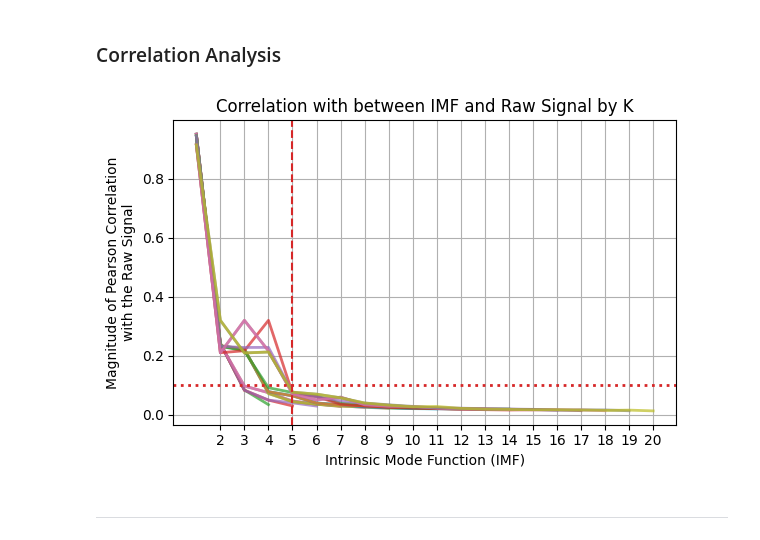
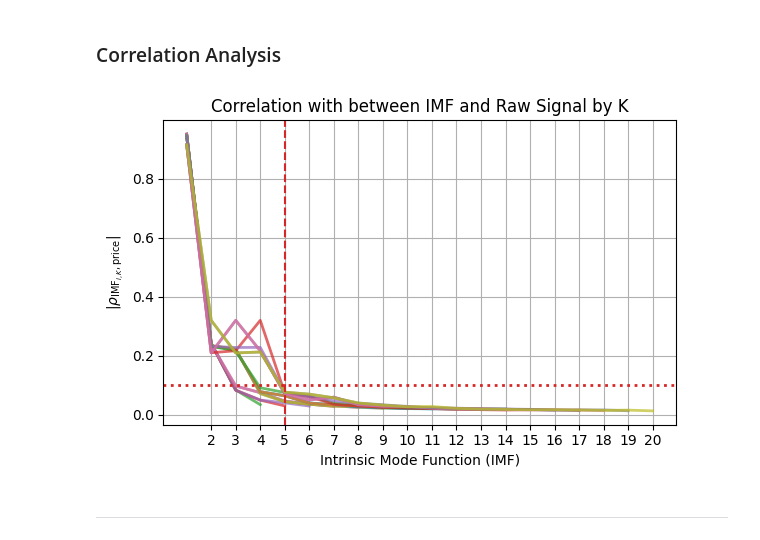
Before and after one commit to BenLeidig/de_lu_epf, a Jupyter notebook: doc/signal_decomposition.ipynb, the cells around one changed output. Cells and saved outputs as stored; diff of their text form; code cells hidden in the pictures.

```diff
--- a/doc/signal_decomposition.ipynb
+++ b/doc/signal_decomposition.ipynb
@@ -122,18 +144,18 @@ for col, lab in zip(['fc_max', 'CFR (max/min)', 'CFR (RoC)', 'CFR (K/(K-1))', 'f
 # %%
 fig, ax = plt.subplots(figsize=(6, 4))
 sns.lineplot(data=df_corr, x='IMF', y='corr', hue='K', palette='tab10', alpha=0.7, linewidth=2, legend=False)
-ax.set_ylabel('Magnitude of Pearson Correlation\nwith the Raw Signal')
+ax.set_ylabel(r'$|\rho_{\text{IMF}_{i,K},\text{price}}|$')
 ax.set_xlabel('Intrinsic Mode Function (IMF)')
 ax.set_title('Correlation with between IMF and Raw Signal by K')
 ax.set_xticks([_ for _ in range(2, 21)])
 ax.grid()
 ax.axhline(0.1, linestyle=':', color='tab:red', linewidth=2)
 ax.axvline(5, color='tab:red', linestyle='--')
 fig.tight_layout()
-fig.savefig(f'../results/signal_decomposition/imf_correlation.svg', dpi=400)
+fig.savefig(f'../results/figures/signal_decomposition/imf_correlation.svg')
 plt.show()
 # %% [output]
-[figure, old version]
+[figure, new version]
 # %% [markdown]
 ----
 # %% [markdown]
```
Also changed, not shown: parts of 3 cells of this notebook, 8 other files.
